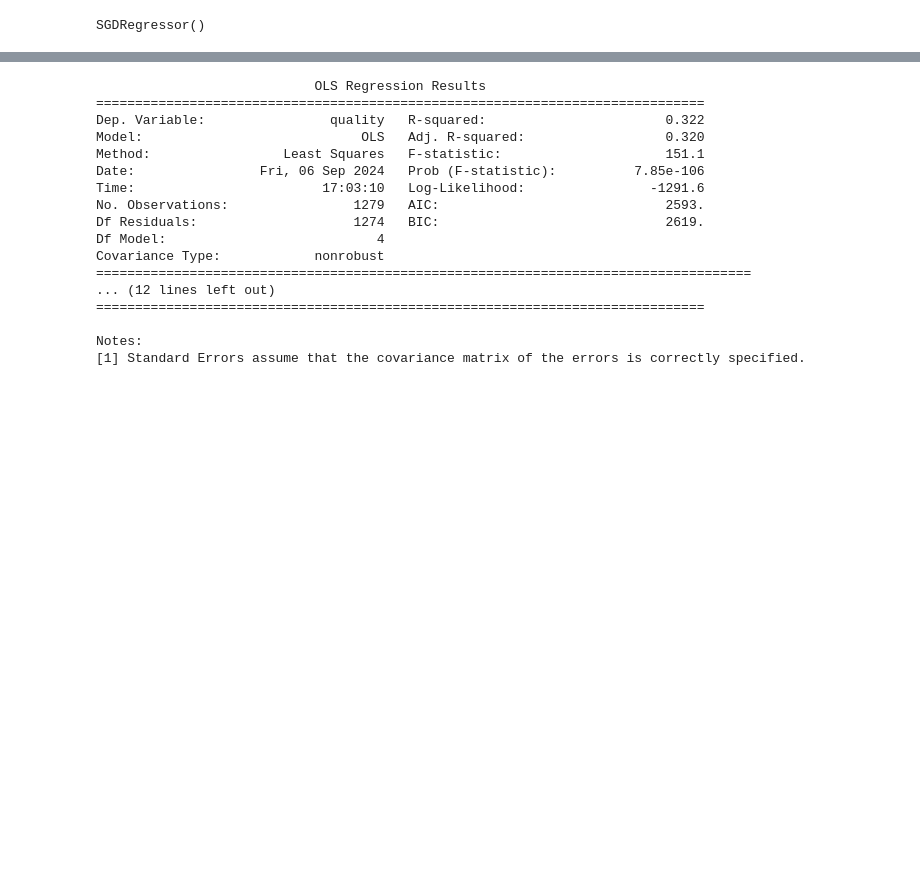
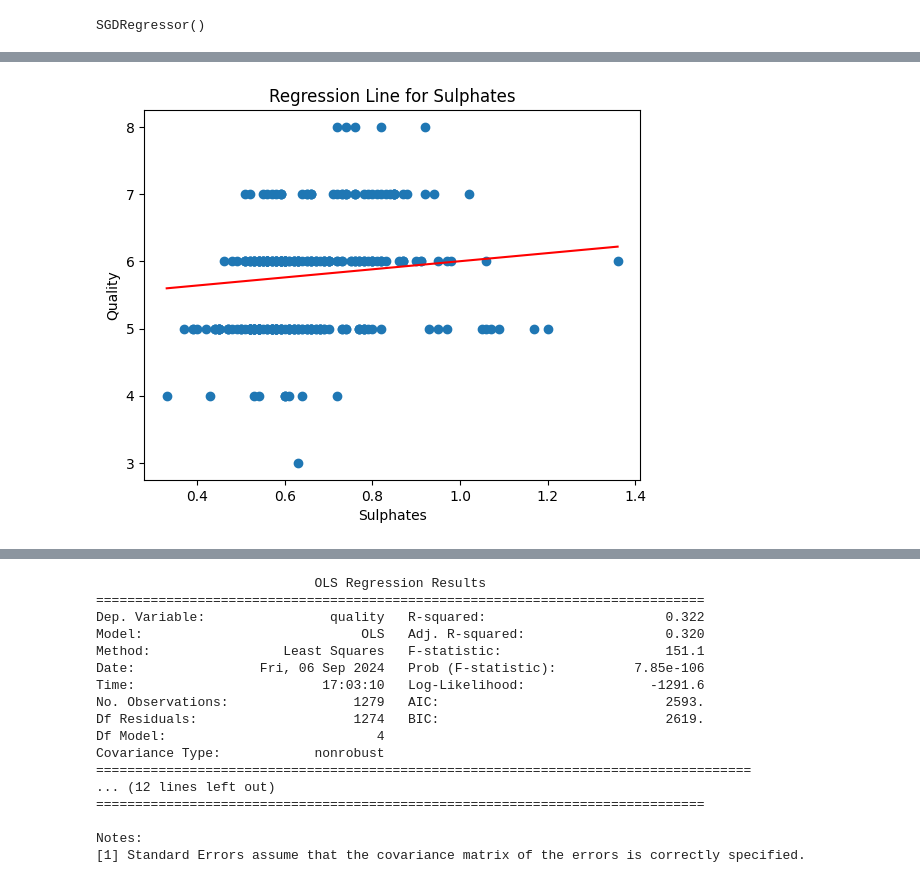
Before and after one commit to ysasalas/CS-4372-Assignments, a Jupyter notebook: CS4372_Assignment1.ipynb, the cells around one changed output, grey strips where cells are left out. Cells and saved outputs as stored; diff of their text form; code cells hidden in the pictures; blank space fills up the shorter version.

```diff
--- a/CS4372_Assignment1.ipynb
+++ b/CS4372_Assignment1.ipynb
@@ -159,0 +242,25 @@ SGDRegressor()
+# %%
+# Select a range of values for 'sulphates'
+sulphates = np.linspace(X_test['sulphates'].min(), X_test['sulphates'].max(), 100)
+
+# Create a DataFrame with the same values for other features as the mean of X_test
+X_vis = pd.DataFrame({
+    'const': 1,  # Constant term
+    'volatile acidity': X_test['volatile acidity'].mean(),
+    'citric acid': X_test['citric acid'].mean(),
+    'sulphates': sulphates,
+    'alcohol': X_test['alcohol'].mean()
+})
+
+# Predict quality for the created DataFrame
+y_vis = best_sgd.predict(X_vis)
+
+# Plot the regression line
+plt.plot(sulphates, y_vis, color='red')
+plt.scatter(X_test['sulphates'], y_test)
+plt.xlabel("Sulphates")
+plt.ylabel("Quality")
+plt.title("Regression Line for Sulphates")
+plt.show()
+# %% [output]
+[figure, added]
```
Also changed, not shown: parts of 13 cells of this notebook.
